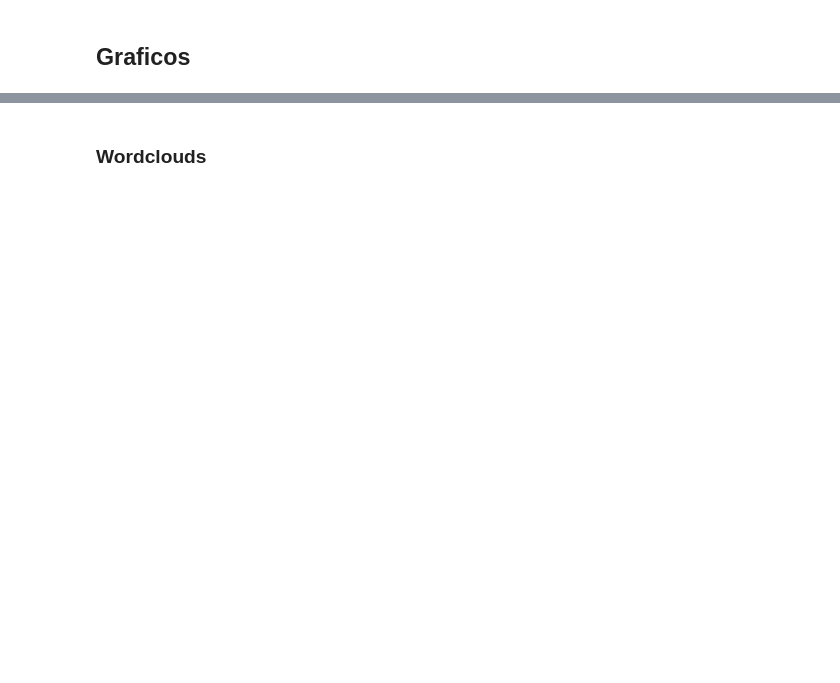
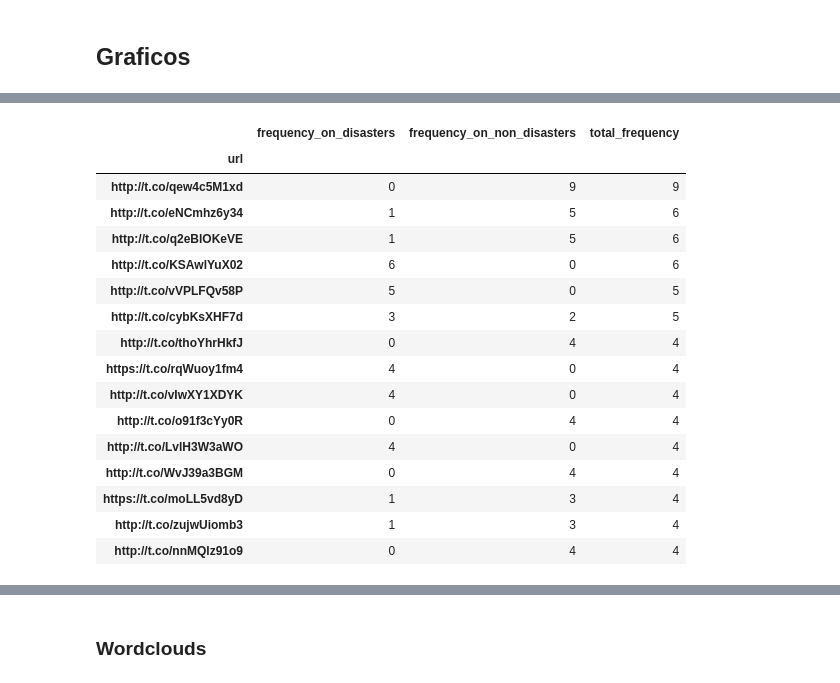
Before and after one commit to AlurrAldrey/OrgaDatosTP, a Jupyter notebook: tp1/TP1_hashtags_mentions.ipynb, the cells around one changed output, grey strips where cells are left out. Cells and saved outputs as stored; diff of their text form; code cells hidden in the pictures; blank space fills up the shorter version.

```diff
--- a/tp1/TP1_hashtags_mentions.ipynb
+++ b/tp1/TP1_hashtags_mentions.ipynb
@@ -128,0 +285,37 @@ Text(0.5, 0.98, 'Top 15 hashtags in tweets')
+# %%
+plot_data
+links_description = {
+    "http://t.co/qew4c5M1xd": "Preparacion de emergencia ante un tornado",
+    "http://t.co/eNCmhz6y34": "Sitio de batalla de fans (Fan Army)",
+    "http://t.co/q2eBlOKeVE": "Portal billboard.com",
+    "http://t.co/KSAwlYuX02": "Nota sobre una autoinmolacion de un Pakistani de 16 años",
+    "http://t.co/vVPLFQv58P": "Busqueda de imagenes en Daum (Google sur-coreano) sobre el Escuadron 731",
+    "http://t.co/cybKsXHF7d": "Video de la llegada de un Tsunami a EEUU",
+    "http://t.co/thoYhrHkfJ": "Portal billboard.com",
+    "https://t.co/rqWuoy1fm4": "Tweet contra Assad por usar bombas contra refugiados Sirios",
+    "http://t.co/vIwXY1XDYK": "Sitio que fomenta contra los asesinatos masivos",
+    "http://t.co/o91f3cYy0R": "Sitio de batalla de fans (Fan Army)",
+    "http://t.co/LvlH3W3aWO": "Articulo sobre el miedo de los parientes de una victima de un asesinato en masa a que se repita otro",
+    "http://t.co/WvJ39a3BGM": "Sitio de batalla de fans (Fan Army)",
+    "https://t.co/moLL5vd8yD": "Archivo inexistente de Google",
+    "http://t.co/zujwUiomb3": "Link a producto de Ebay",
+    "http://t.co/nnMQlz91o9": "Portal billboard.com",
+}
+# %% [output]
+|  | frequency_on_disasters | frequency_on_non_disasters | total_frequency |
+| url |  |  |  |
+| http://t.co/qew4c5M1xd | 0 | 9 | 9 |
+| http://t.co/eNCmhz6y34 | 1 | 5 | 6 |
+| http://t.co/q2eBlOKeVE | 1 | 5 | 6 |
+| http://t.co/KSAwlYuX02 | 6 | 0 | 6 |
+| http://t.co/vVPLFQv58P | 5 | 0 | 5 |
+| http://t.co/cybKsXHF7d | 3 | 2 | 5 |
+| http://t.co/thoYhrHkfJ | 0 | 4 | 4 |
+| https://t.co/rqWuoy1fm4 | 4 | 0 | 4 |
+| http://t.co/vIwXY1XDYK | 4 | 0 | 4 |
+| http://t.co/o91f3cYy0R | 0 | 4 | 4 |
+| http://t.co/LvlH3W3aWO | 4 | 0 | 4 |
+| http://t.co/WvJ39a3BGM | 0 | 4 | 4 |
+| https://t.co/moLL5vd8yD | 1 | 3 | 4 |
+| http://t.co/zujwUiomb3 | 1 | 3 | 4 |
+| http://t.co/nnMQlz91o9 | 0 | 4 | 4 |
```
Also changed, not shown: parts of 32 cells of this notebook, 1 other file.
